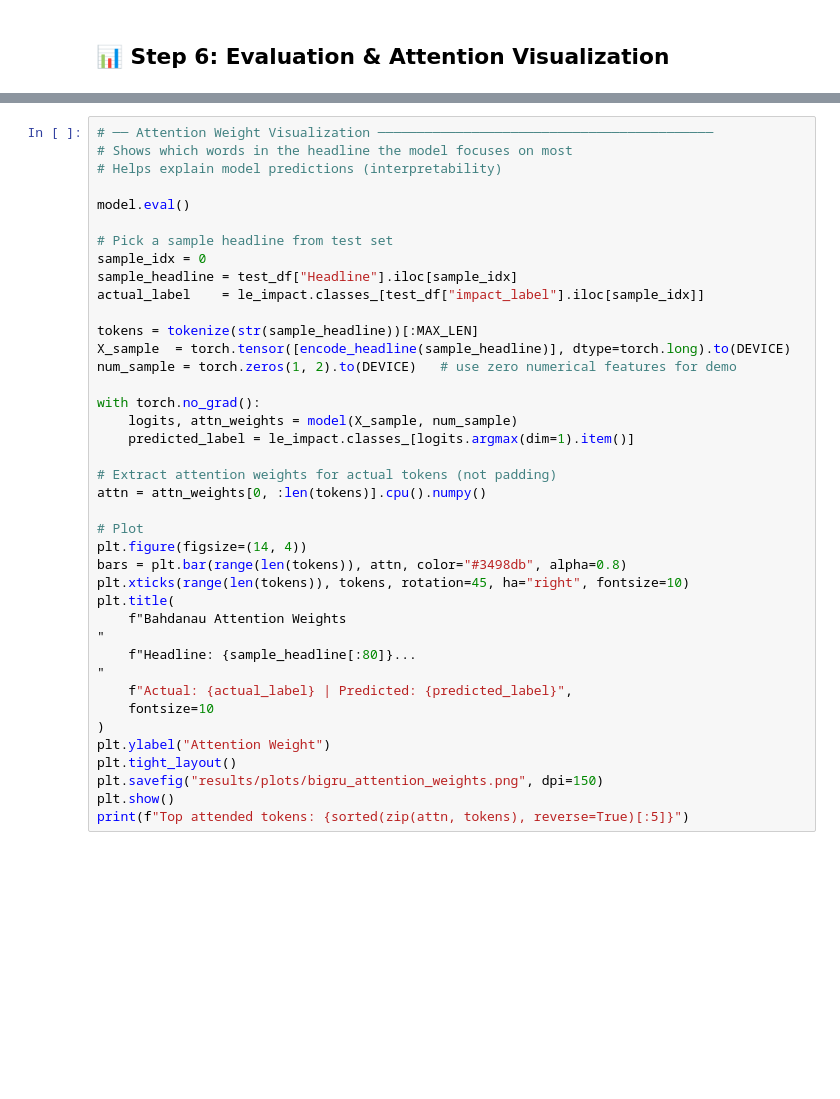
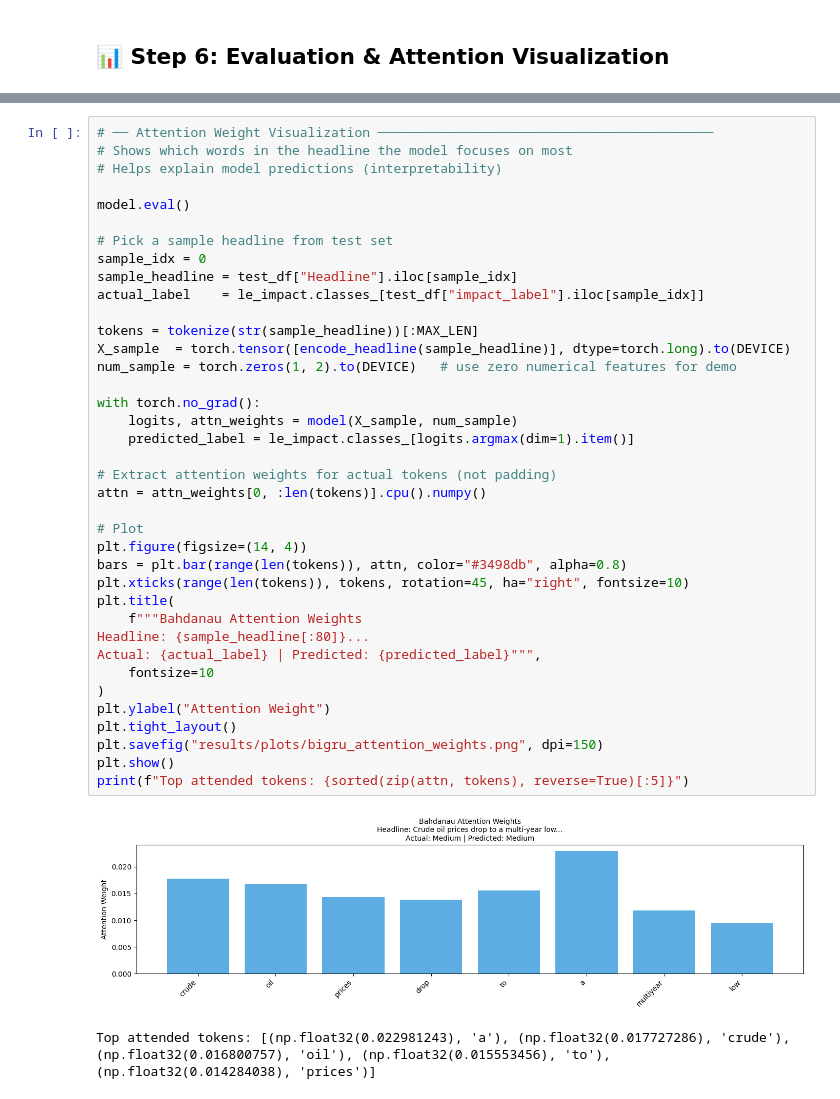
Before and after one commit to SrileakhanaMangapathi/multi-task-financial-news-analysis, a Jupyter notebook: notebooks/03_bigru_impact.ipynb, the cells around one changed output, grey strips where cells are left out. Cells and saved outputs as stored; diff of their text form; blank space fills up the shorter version.

```diff
--- a/notebooks/03_bigru_impact.ipynb
+++ b/notebooks/03_bigru_impact.ipynb
@@ -356,38 +455,39 @@ plt.show()
 model.eval()
 
 # Pick a sample headline from test set
 sample_idx = 0
 sample_headline = test_df["Headline"].iloc[sample_idx]
 actual_label    = le_impact.classes_[test_df["impact_label"].iloc[sample_idx]]
 
 tokens = tokenize(str(sample_headline))[:MAX_LEN]
 X_sample  = torch.tensor([encode_headline(sample_headline)], dtype=torch.long).to(DEVICE)
 num_sample = torch.zeros(1, 2).to(DEVICE)   # use zero numerical features for demo
 
 with torch.no_grad():
     logits, attn_weights = model(X_sample, num_sample)
     predicted_label = le_impact.classes_[logits.argmax(dim=1).item()]
 
 # Extract attention weights for actual tokens (not padding)
 attn = attn_weights[0, :len(tokens)].cpu().numpy()
 
 # Plot
 plt.figure(figsize=(14, 4))
 bars = plt.bar(range(len(tokens)), attn, color="#3498db", alpha=0.8)
 plt.xticks(range(len(tokens)), tokens, rotation=45, ha="right", fontsize=10)
 plt.title(
-    f"Bahdanau Attention Weights
-"
-    f"Headline: {sample_headline[:80]}...
-"
-    f"Actual: {actual_label} | Predicted: {predicted_label}",
+    f"""Bahdanau Attention Weights
+Headline: {sample_headline[:80]}...
+Actual: {actual_label} | Predicted: {predicted_label}""",
     fontsize=10
 )
 plt.ylabel("Attention Weight")
 plt.tight_layout()
 plt.savefig("results/plots/bigru_attention_weights.png", dpi=150)
 plt.show()
 print(f"Top attended tokens: {sorted(zip(attn, tokens), reverse=True)[:5]}")
+# %% [output]
+[figure, added]
+Top attended tokens: [(np.float32(0.022981243), 'a'), (np.float32(0.017727286), 'crude'), (np.float32(0.016800757), 'oil'), (np.float32(0.015553456), 'to'), (np.float32(0.014284038), 'prices')]
 # %%
 # ── Save metrics ─────────────────────────────────────────────────────────────
 metrics = {
```
Also changed, not shown: parts of 10 cells of this notebook.
